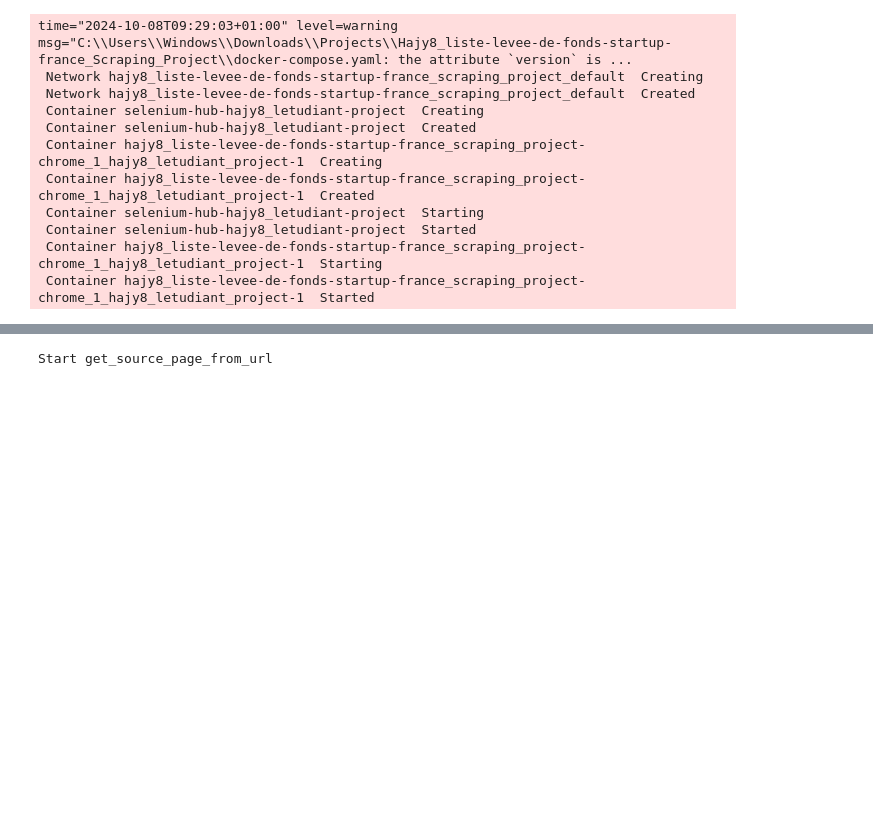
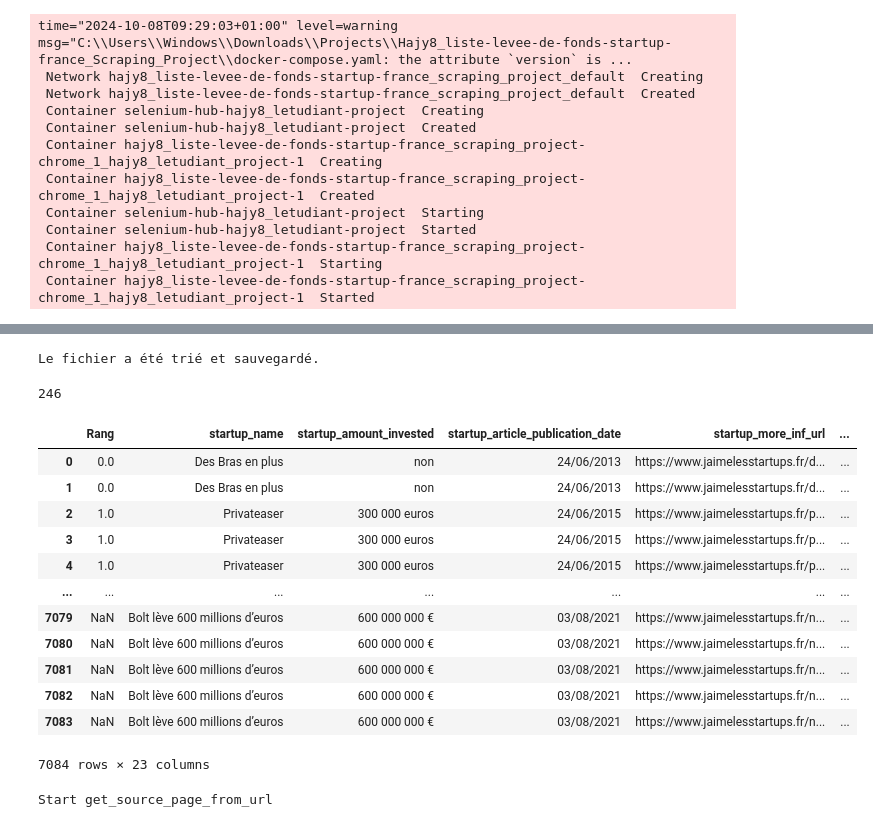
Before and after one commit to AbdelghaffourMouhsine/Hajy8_liste-levee-de-fonds-startup-france_Scraping_Project, a Jupyter notebook: main.ipynb, the cells around one changed output, grey strips where cells are left out. Drawn from its saved outputs; the diff is of its cells as text; code cells hidden in the pictures; blank space fills up the shorter version.

```diff
--- a/main.ipynb
+++ b/main.ipynb
@@ -216,3 +517,52 @@ a
+# %%
+import pandas as pd
+import numpy as np
+
+# Lire le fichier CSV
+df = pd.read_csv(f'{file_path}_with_more_inf_9999.csv')
+
+# Remplacer les valeurs [] et None par NaN pour normaliser les valeurs manquantes
+df['profiles'] = df['profiles'].apply(lambda x: np.nan if x in [None, [], '[]'] else x)
+
+# Trier pour placer les valeurs non-NaN au début
+df = df.sort_values(by='profiles', key=lambda col: col.isna())
+
+# Sauvegarder le fichier trié
+df.to_csv(f'{file_path}_with_more_inf_99999.csv', index=False)
+
+print("Le fichier a été trié et sauvegardé.")
+# %% [output]
+Le fichier a été trié et sauvegardé.
+# %%
+1322 - 1076
+# %% [output]
+246
+# %%
+import pandas as pd
+
+df = pd.read_csv('./results/startups_with_more_inf_A11.csv')
+
+df = df[df['valid_profile_description'] == True]
+
+df.to_csv('./results/startups_with_more_inf_A2.csv', index=False, encoding='utf-8-sig')
+df.to_excel('./results/startups_with_more_inf_A2.xlsx', index=False, engine='openpyxl')
+# %%
+#df = pd.read_csv('./results/startups_with_more_inf_A11.csv')
+df.drop_duplicates(subset=['founder_profile_url','founder_name','founder_description'], keep='last').reset_index(drop=True)
+# %% [output]
+|  | Rang | startup_name | startup_amount_invested | startup_article_publication_date | startup_more_inf_url | ... |
+| 0 | 0.0 | Des Bras en plus | non | 24/06/2013 | https://www.jaimelesstartups.fr/d... | ... |
+| 1 | 0.0 | Des Bras en plus | non | 24/06/2013 | https://www.jaimelesstartups.fr/d... | ... |
+| 2 | 1.0 | Privateaser | 300 000 euros | 24/06/2015 | https://www.jaimelesstartups.fr/p... | ... |
+| 3 | 1.0 | Privateaser | 300 000 euros | 24/06/2015 | https://www.jaimelesstartups.fr/p... | ... |
+| 4 | 1.0 | Privateaser | 300 000 euros | 24/06/2015 | https://www.jaimelesstartups.fr/p... | ... |
+| ... | ... | ... | ... | ... | ... | ... |
+| 7079 | NaN | Bolt lève 600 millions d’euros | 600 000 000 € | 03/08/2021 | https://www.jaimelesstartups.fr/n... | ... |
+| 7080 | NaN | Bolt lève 600 millions d’euros | 600 000 000 € | 03/08/2021 | https://www.jaimelesstartups.fr/n... | ... |
+| 7081 | NaN | Bolt lève 600 millions d’euros | 600 000 000 € | 03/08/2021 | https://www.jaimelesstartups.fr/n... | ... |
+| 7082 | NaN | Bolt lève 600 millions d’euros | 600 000 000 € | 03/08/2021 | https://www.jaimelesstartups.fr/n... | ... |
+| 7083 | NaN | Bolt lève 600 millions d’euros | 600 000 000 € | 03/08/2021 | https://www.jaimelesstartups.fr/n... | ... |
+7084 rows × 23 columns
 # %%
 from pageProcessing import PageProcessing
 
```
Also changed, not shown: parts of 4 cells of this notebook, 5 other files.
